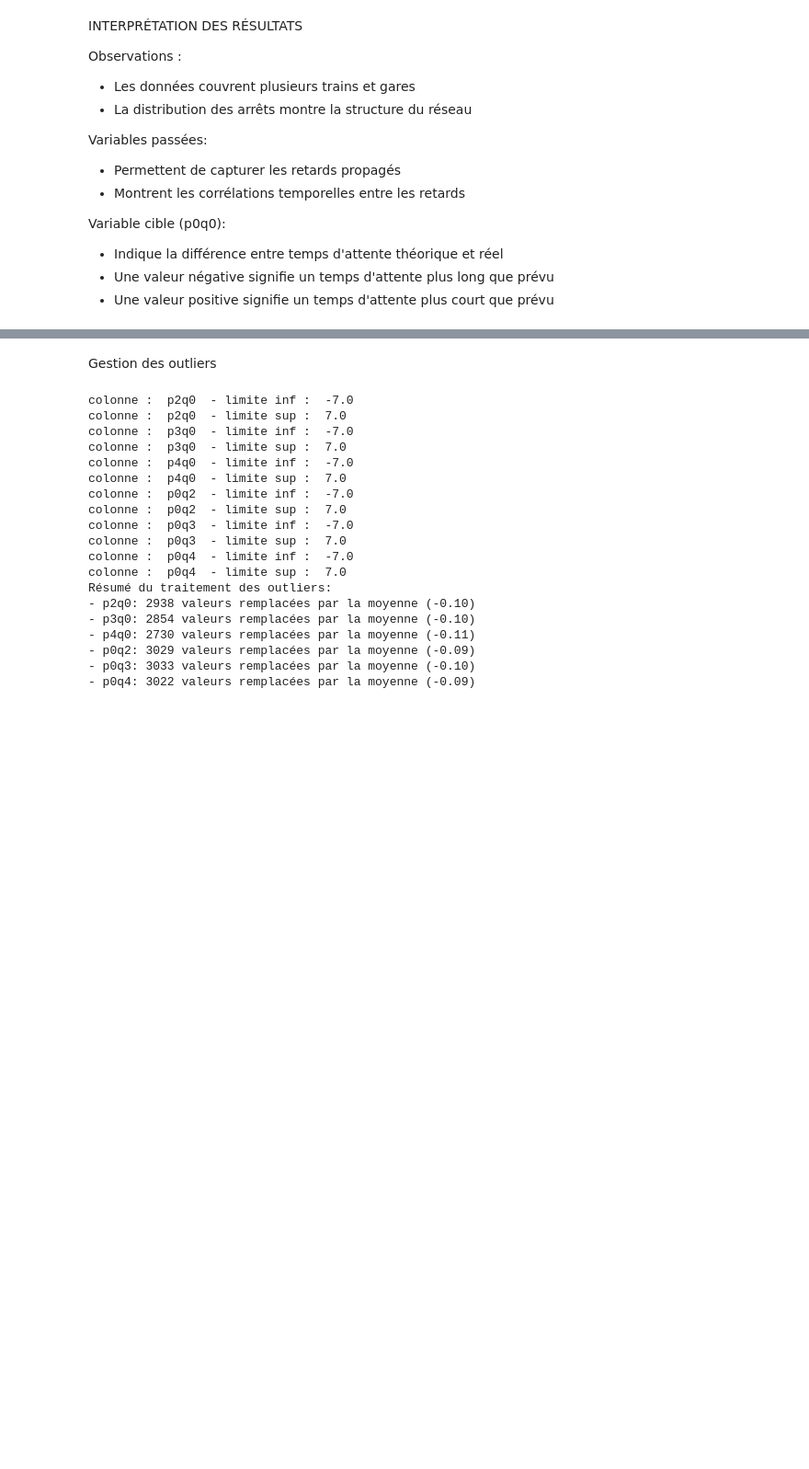
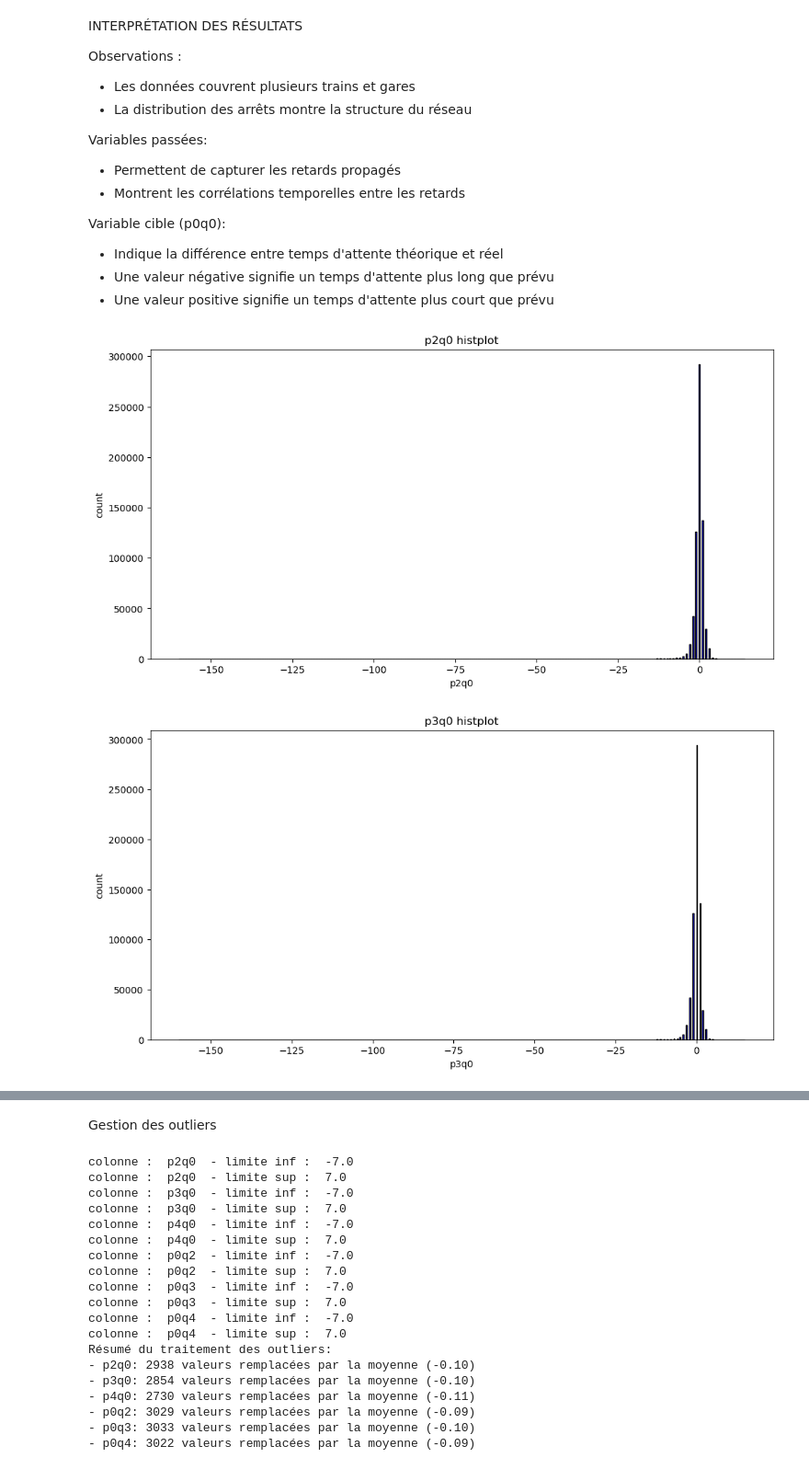
Before and after one commit to lincecile/Projet_Machine_Learning, a Jupyter notebook: Projet_v1.ipynb, the cells around one changed output, grey strips where cells are left out. Shown at 92% size. Drawn from its saved outputs; the diff is of its cells as text; code cells hidden in the pictures; blank space fills up the shorter version.

```diff
--- a/Projet_v1.ipynb
+++ b/Projet_v1.ipynb
@@ -267,3 +265,26 @@ Variable cible (p0q0):
 - Indique la différence entre temps d'attente théorique et réel
 - Une valeur négative signifie un temps d'attente plus long que prévu
 - Une valeur positive signifie un temps d'attente plus court que prévu
+# %%
+import matplotlib.pyplot as plt
+
+for var in  ['p2q0', 'p3q0', 'p4q0', 'p0q2', 'p0q3', 'p0q4']:
+    plt.figure(figsize=(12, 6))
+    plt.hist(x_train[var], bins=500, color='blue', edgecolor='black')
+
+    # Ajouter des labels
+    plt.xlabel(var)
+    plt.ylabel('count')
+    plt.title(f'{var} histplot')
+    plt.show()
+
+
+# Création des visualisations
+# plt.figure(figsize=(15, 10))
+
+# # Distribution de la variable cible
+# plt.subplot(2, 2, 1)
+# plt.subplot(2, 2, 2)
+# %% [output]
+[figure, added]
+[figure, added]
```
Also changed, not shown: parts of 57 cells of this notebook, 2 other files.
